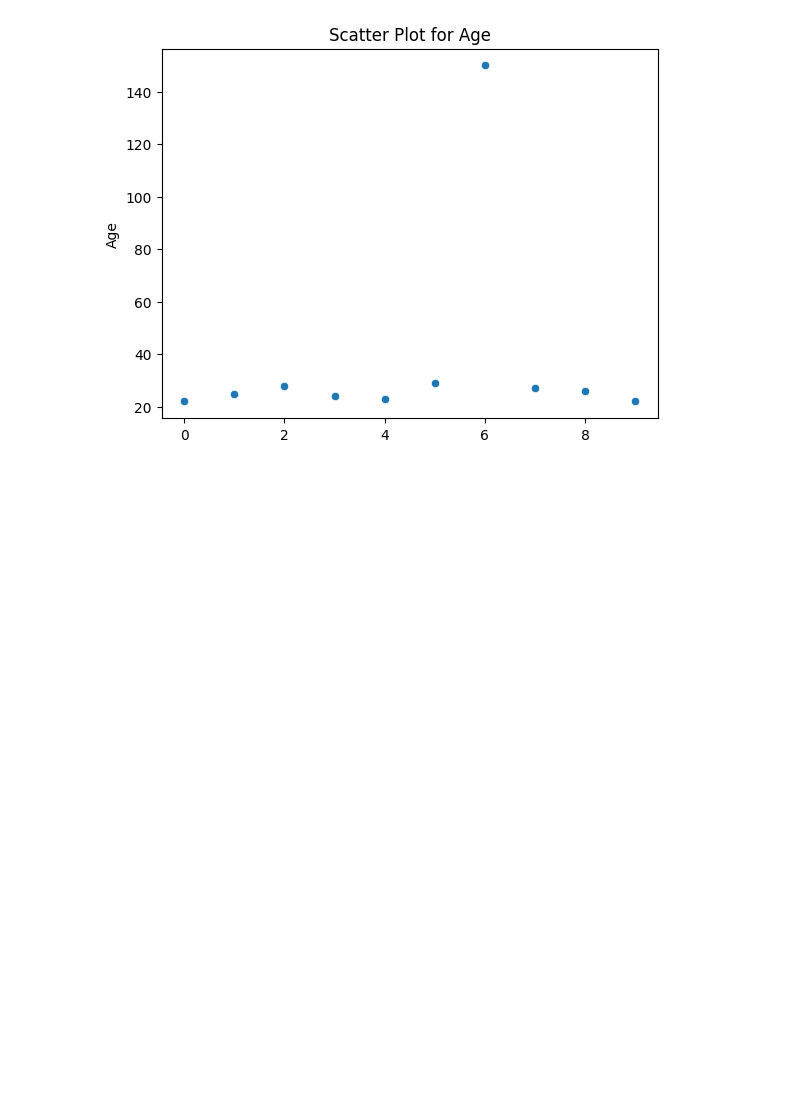
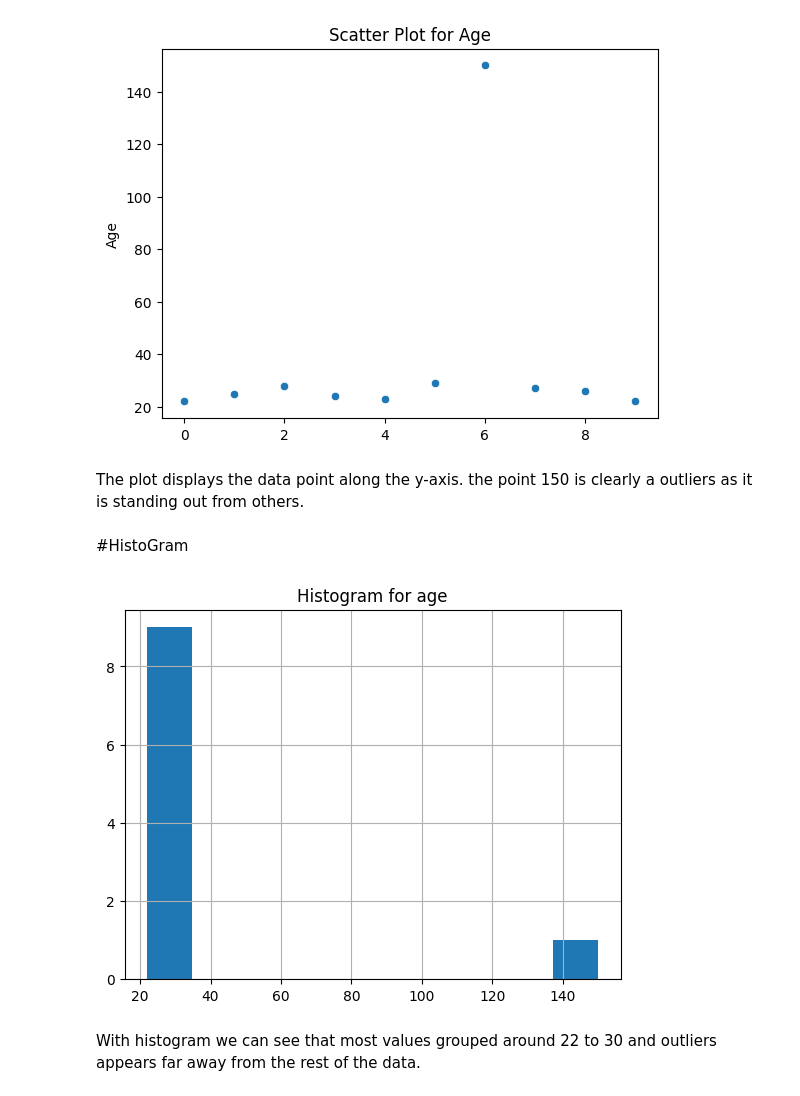
Before and after one commit to dipak1920basnet/Data_Science, a Jupyter notebook: week_3/19/outliers.ipynb, the cells around one changed output. Cells and saved outputs as stored; diff of their text form; code cells hidden in the pictures; blank space fills up the shorter version.

Commit message:
find outliers with histogram

```diff
--- a/week_3/19/outliers.ipynb
+++ b/week_3/19/outliers.ipynb
@@ -69,3 +69,17 @@ plt.title("Scatter Plot for Age")
 plt.show()
 # %% [output]
 [figure]
+# %% [markdown]
+The plot displays the data point along the y-axis. the point 150 is clearly a outliers as it is standing out from others.
+# %% [markdown]
+#HistoGram
+# %%
+# plt.figure(figsize=(20,8))
+df["Age"].hist()
+plt.title("Histogram for age")
+# plt.xticks(np.arange(min(data["Age"]), max(data["Age"])+10,8))
+plt.show()
+# %% [output]
+[figure, added]
+# %% [markdown]
+With histogram we can see that most values grouped around 22 to 30 and outliers appears far away from the rest of the data.
```
